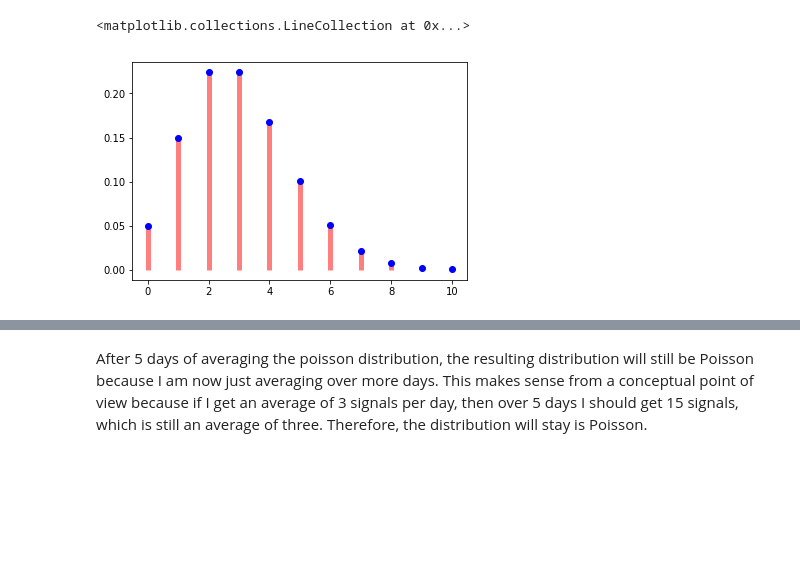
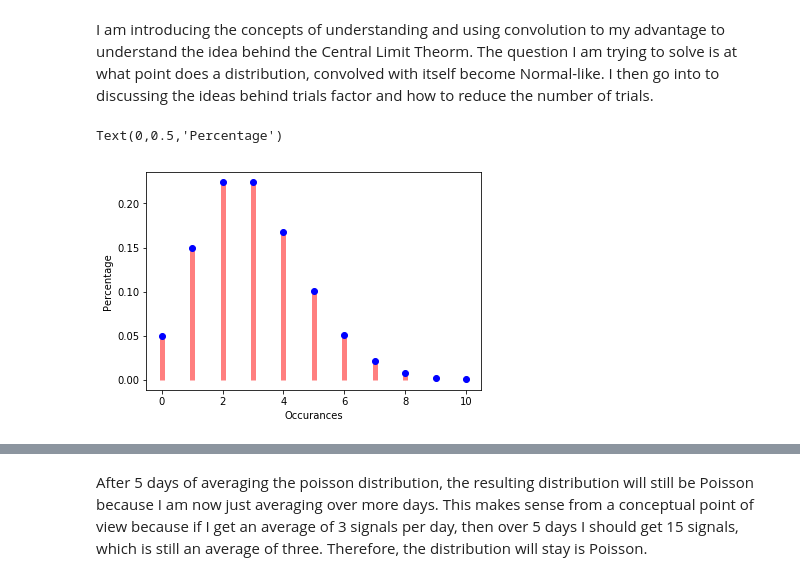
Before and after one commit to MikePhen12/Phys_434_portfolio, a Jupyter notebook: Lab_2.ipynb, the cells around one changed output, grey strips where cells are left out. Cells and saved outputs as stored; diff of their text form; code cells hidden in the pictures; blank space fills up the shorter version.

```diff
--- a/Lab_2.ipynb
+++ b/Lab_2.ipynb
@@ -4,3 +1,5 @@
+# %% [markdown]
+I am introducing the concepts of understanding and using convolution to my advantage to understand the idea behind the Central Limit Theorm. The question I am trying to solve is at what point does a distribution, convolved with itself become Normal-like. I then go into to discussing the ideas behind trials factor and how to reduce the number of trials.
 # %%
 %matplotlib inline
 import numpy as np
@@ -9,11 +8,14 @@ import matplotlib.pyplot as plt
 import scipy
 from scipy import stats
 # %%
+## The noise value per day is averaged at 3 detected rays and this is what the noise looks like
 avg_cosmic_background = 3; offset = 0
 
 x = np.linspace(0,10,11)
 plt.plot(x, stats.poisson.pmf(x, avg_cosmic_background, offset), 'bo', lw=0)
 plt.vlines(x,0, stats.poisson.pmf(x, avg_cosmic_background, offset), colors = 'r', lw=5, alpha=.5 )
+plt.xlabel("Occurances")
+plt.ylabel("Percentage")
 # %% [output]
-<matplotlib.collections.LineCollection at 0x...>
+Text(0,0.5,'Percentage')
-[figure, old version]
+[figure, new version]
```
Also changed, not shown: parts of 14 cells of this notebook.
